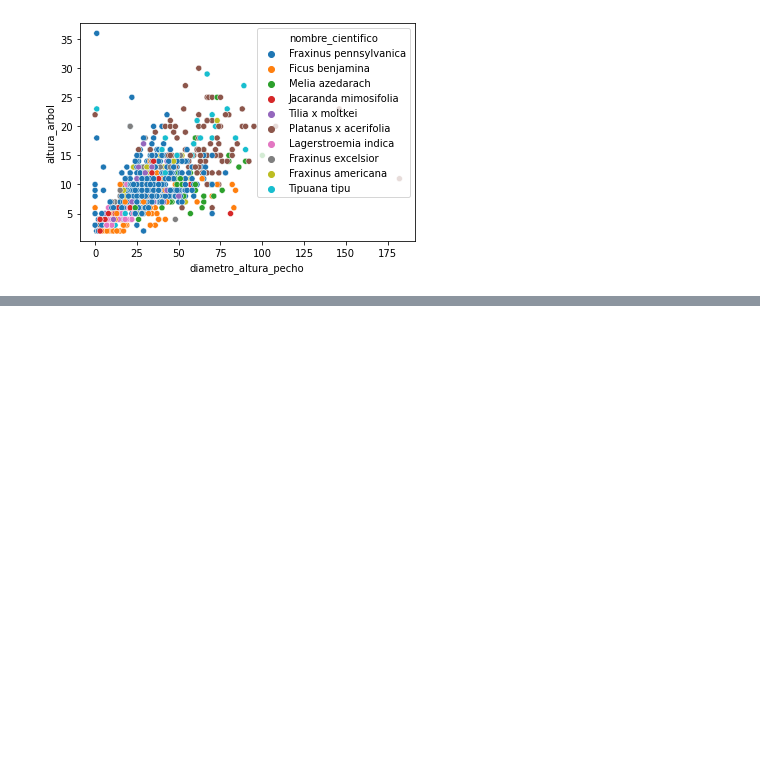
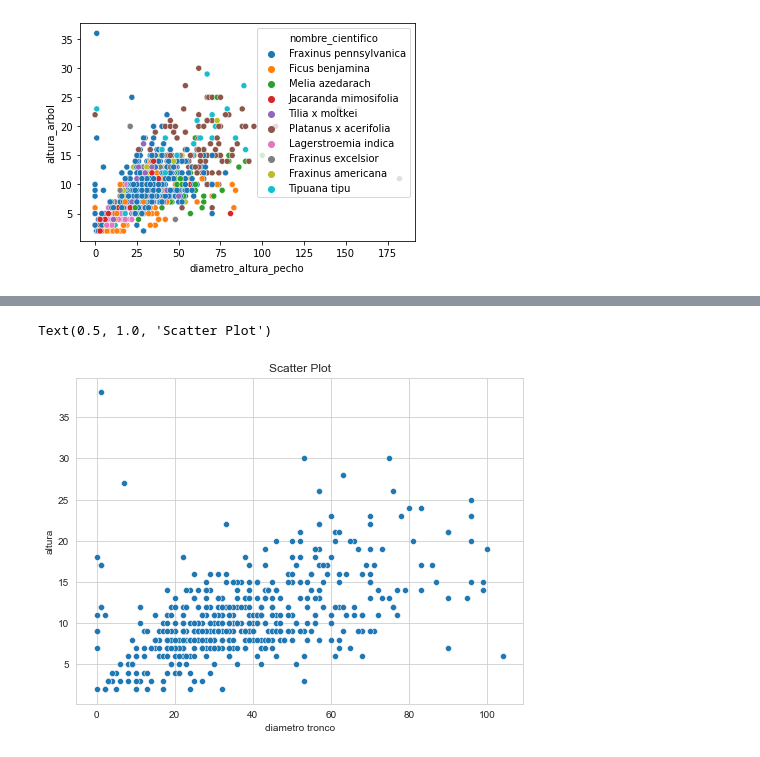
Before and after one commit to IonatanPerez/Cursos_DHDS_CN14, a Jupyter notebook: Clases/C10 - Visualizaciones/Modelo - C10.ipynb, the cells around one changed output, grey strips where cells are left out. Cells and saved outputs as stored; diff of their text form; code cells hidden in the pictures; blank space fills up the shorter version.

```diff
--- a/Clases/C10 - Visualizaciones/Modelo - C10.ipynb
+++ b/Clases/C10 - Visualizaciones/Modelo - C10.ipynb
@@ -64,0 +67,8 @@ sns.scatterplot(data=arbolado, y="altura_arbol", x="diametro_altura_pecho", hue=
+# %%
+# Para hacer los ejemplos vamos a usar la base de datos de arbolado
+import pandas as pd
+
+#arboles = pd.read_csv("https://cdn.buenosaires.gob.ar/datosabiertos/datasets/arbolado-publico-lineal/arbolado-publico-lineal-2017-2018.csv")
+arboles = pd.read_csv("arbolado.csv")
+
+arboles.head()
@@ -64,0 +82,6 @@ sns.scatterplot(data=arbolado, y="altura_arbol", x="diametro_altura_pecho", hue=
+# %%
+# Vamos a reducir el tamaño y tomar solo las 10 especies mas frencuentes
+
+arbolado = arboles.sample(1000)
+especies = arbolado['nombre_cientifico'].value_counts().index[:3].to_list()
+arbolado = arbolado[arbolado['nombre_cientifico'].isin(especies)]
@@ -64,0 +91,12 @@ sns.scatterplot(data=arbolado, y="altura_arbol", x="diametro_altura_pecho", hue=
+# %%
+# Ejemplo rapìdo de scatter
+
+sns.set_style('whitegrid')
+plt.figure(figsize=(8, 6))
+sns.scatterplot(data=arbolado, x="diametro_altura_pecho", y="altura_arbol")
+plt.xlabel("diametro tronco")
+plt.ylabel("altura")
+plt.title("Scatter Plot")
+# %% [output]
+Text(0.5, 1.0, 'Scatter Plot')
+[figure, added]
```
Also changed, not shown: parts of 5 cells of this notebook, 6 other files.
